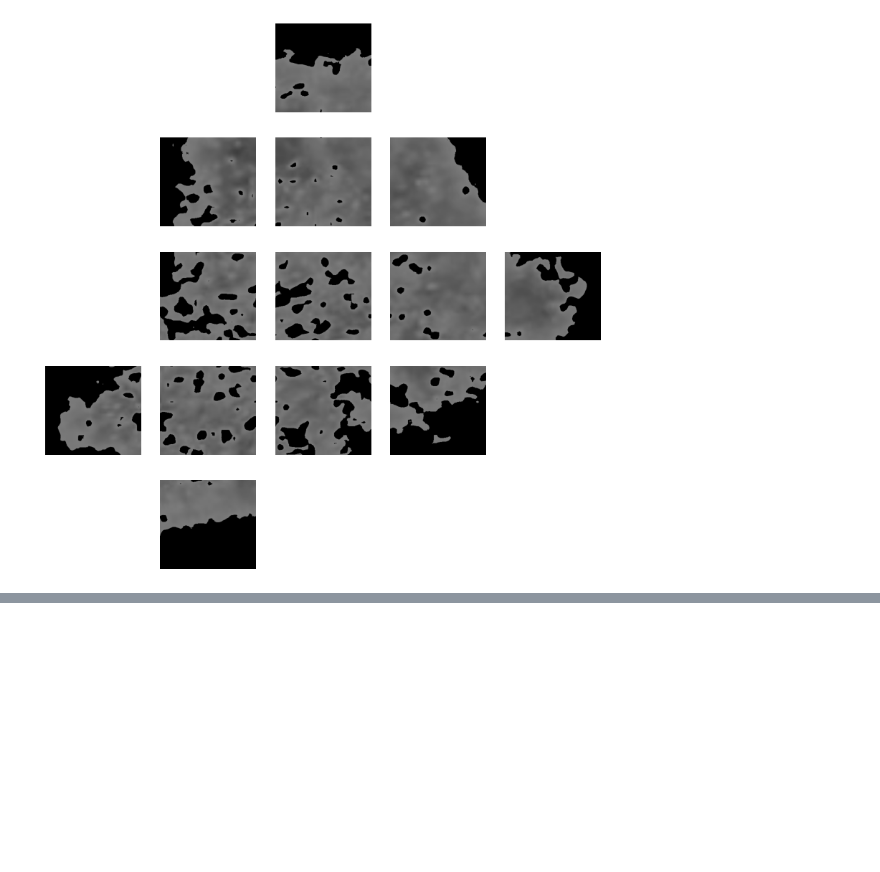
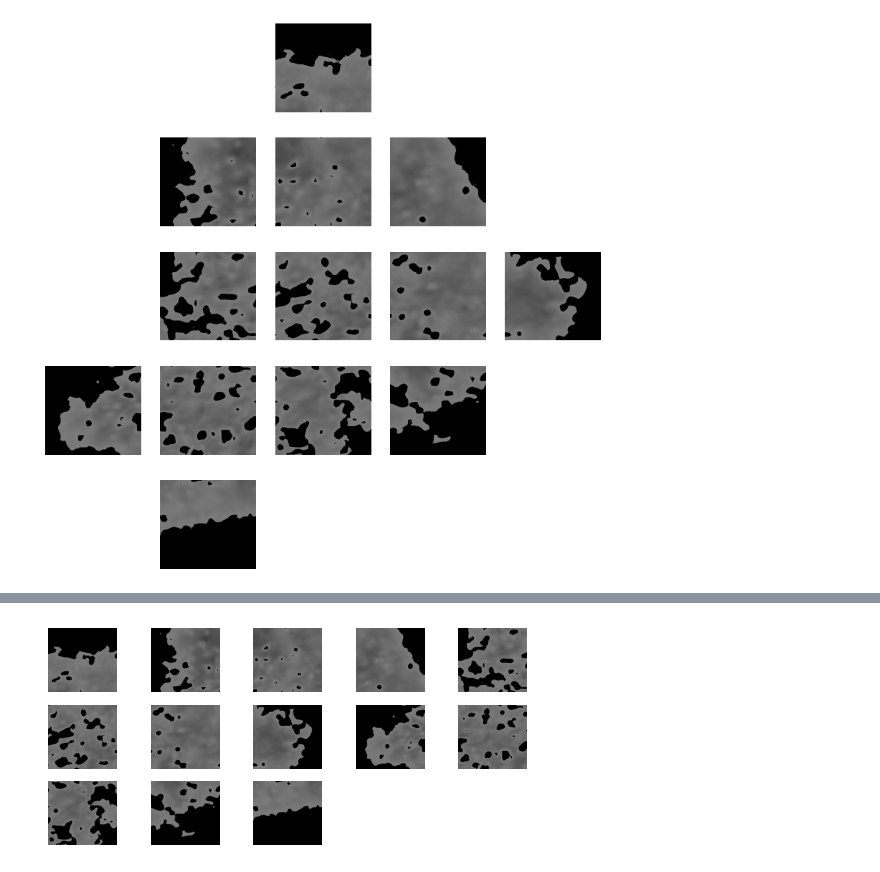
Before and after one commit to 0rphee/up, a Jupyter notebook: pdi/proyecto-final/final.ipynb, the cells around one changed output, grey strips where cells are left out. Cells and saved outputs as stored; diff of their text form; code cells hidden in the pictures; blank space fills up the shorter version.

Commit message:
pdi modificaciones finales

```diff
--- a/pdi/proyecto-final/final.ipynb
+++ b/pdi/proyecto-final/final.ipynb
@@ -107,12 +87,16 @@ plt.show()
 # %%
-# Assuming you already have two lists of divided images
-# filtered_sub_images and mask_sub_images
+# STEP 5: Selecting the sub-images that contain the lesion, discarding
+# the ones with less than one-third of the area of the sub-image
 
 # Initialize a list to store the selected sub-images
+# This list is used for the pretty visualization
 selected_sub_images = []
+# This lists are used for the calculations
+selected_sub_images_without_blanks = []
+mask_sub_images_without_blanks = []
 
 # Iterate through each pair of filtered and mask sub-images
-for filtered_sub_image, mask_sub_image in zip(mask_sub_images, mask_sub_images):
+for filtered_sub_image, mask_sub_image in zip(filtered_sub_images, mask_sub_images):
     # Calculate the area of the mask region in the sub-image
     mask_area = np.sum(mask_sub_image > 0)
 
@@ -122,8 +106,13 @@ for filtered_sub_image, mask_sub_image in zip(mask_sub_images, mask_sub_images):
     # Check the condition and select the sub-image if the condition is met
     if mask_area >= threshold:
         selected_sub_images.append(filtered_sub_image)
+        selected_sub_images_without_blanks.append(filtered_sub_image)
+        mask_sub_images_without_blanks.append(mask_sub_image)
     else:
         selected_sub_images.append(np.ones_like(filtered_sub_image)*255)
+
+# Originally the mask is of values of 0 or 255, but for the final calculations we need 0 or 1
+mask_sub_images_without_blanks = list(map(lambda x: x/255,mask_sub_images_without_blanks))
 
 # Display the selected sub-images using pyplot
 rows = 5
@@ -133,7 +122,7 @@ plt.figure(figsize=(10, 10))
 
 for i, sub_image in enumerate(selected_sub_images):
     plt.subplot(rows, cols, i + 1)
-    plt.imshow(cv.cvtColor(sub_image, cv.COLOR_BGR2RGB))
+    plt.imshow(sub_image, vmin=0, vmax=255, cmap='gray')
     plt.axis('off')
 
 plt.show()
@@ -150,0 +131,10 @@ uint8
+# %%
+# Show only the selected sub-images without the blanks
+for i, sub_image in enumerate(selected_sub_images_without_blanks):
+    plt.subplot(rows, cols, i + 1)
+    plt.imshow(sub_image, vmin=0, vmax=255, cmap='gray')
+    plt.axis('off')
+
+plt.show()
+# %% [output]
+[figure, added]
```
Also changed, not shown: parts of 14 cells of this notebook, 9 other files.
